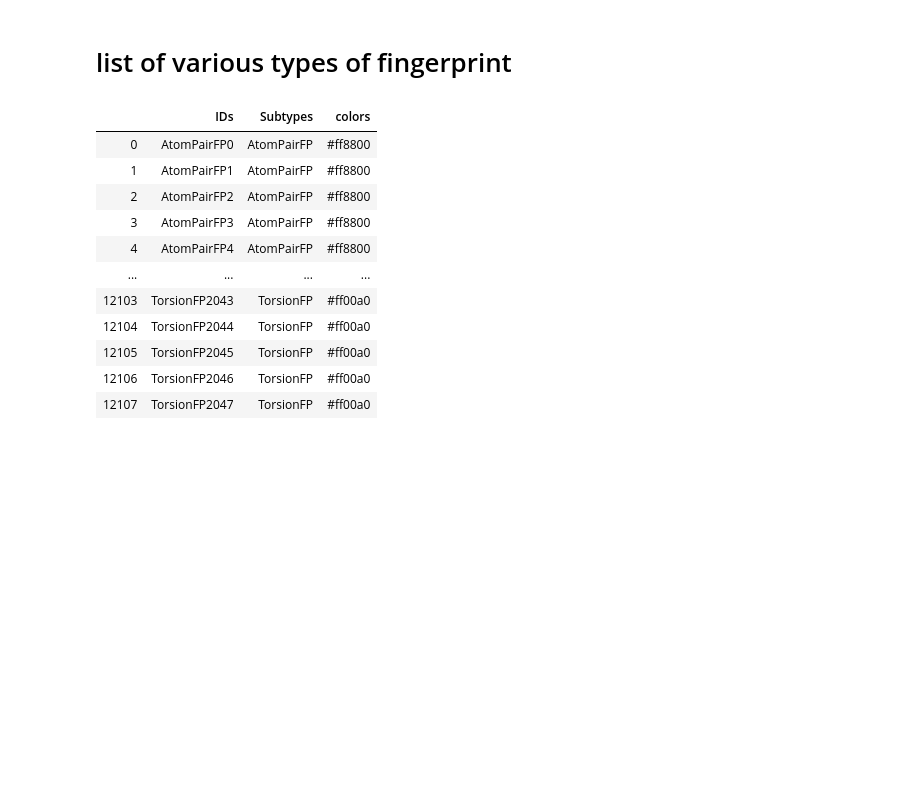
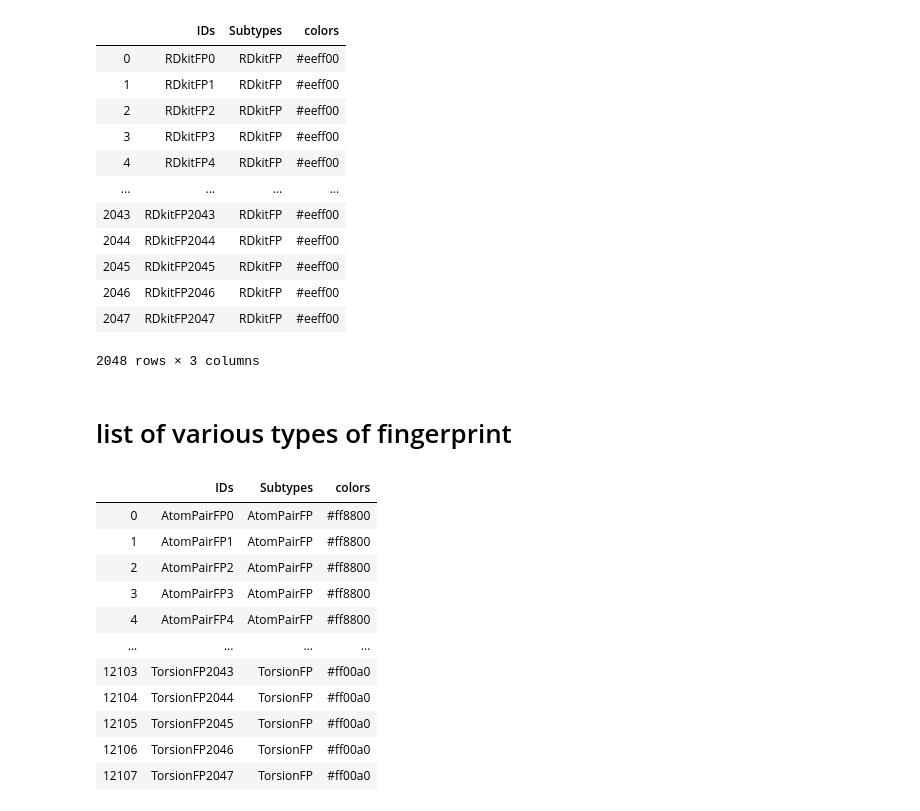
Before and after one commit to shenwanxiang/bidd-molmap, a Jupyter notebook: molmap/example/01_fingerprint_map_all.ipynb, the cells around one changed output. Cells and saved outputs as stored; diff of their text form; code cells hidden in the pictures; blank space fills up the shorter version.

```diff
--- a/molmap/example/01_fingerprint_map_all.ipynb
+++ b/molmap/example/01_fingerprint_map_all.ipynb
@@ -9,6 +9,22 @@ from tqdm import tqdm
 import pandas as pd
 import numpy as np
 tqdm.pandas(ascii=True)
+# %%
+molmap.feature.fingerprint.Extraction({'RDkitFP':{}}).bitsinfo
+# %% [output]
+|  | IDs | Subtypes | colors |
+| 0 | RDkitFP0 | RDkitFP | #eeff00 |
+| 1 | RDkitFP1 | RDkitFP | #eeff00 |
+| 2 | RDkitFP2 | RDkitFP | #eeff00 |
+| 3 | RDkitFP3 | RDkitFP | #eeff00 |
+| 4 | RDkitFP4 | RDkitFP | #eeff00 |
+| ... | ... | ... | ... |
+| 2043 | RDkitFP2043 | RDkitFP | #eeff00 |
+| 2044 | RDkitFP2044 | RDkitFP | #eeff00 |
+| 2045 | RDkitFP2045 | RDkitFP | #eeff00 |
+| 2046 | RDkitFP2046 | RDkitFP | #eeff00 |
+| 2047 | RDkitFP2047 | RDkitFP | #eeff00 |
+2048 rows × 3 columns
 # %% [markdown]
 # list of various types of fingerprint
 # %%
```
Also changed, not shown: parts of 3 cells of this notebook, 5 other files.
